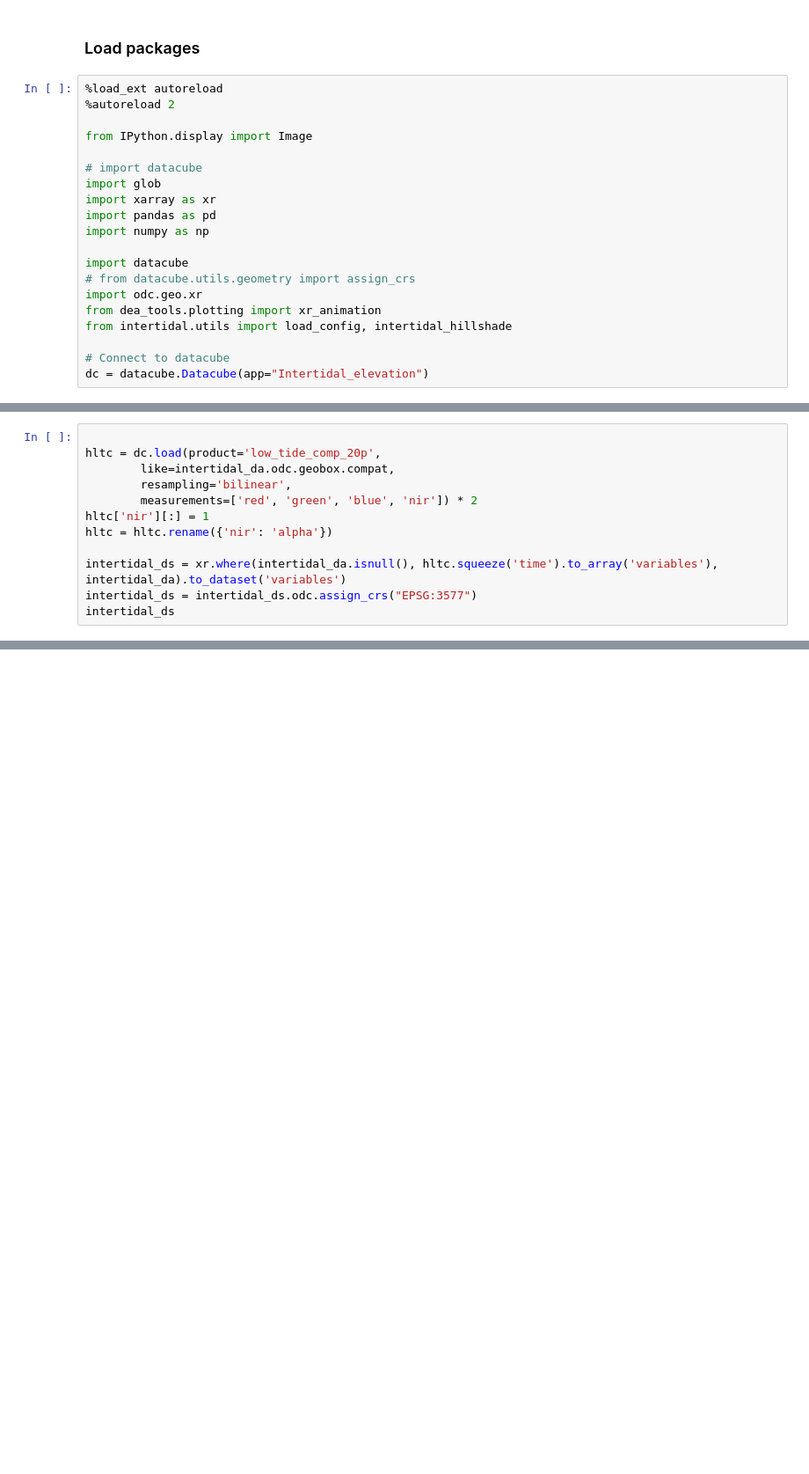
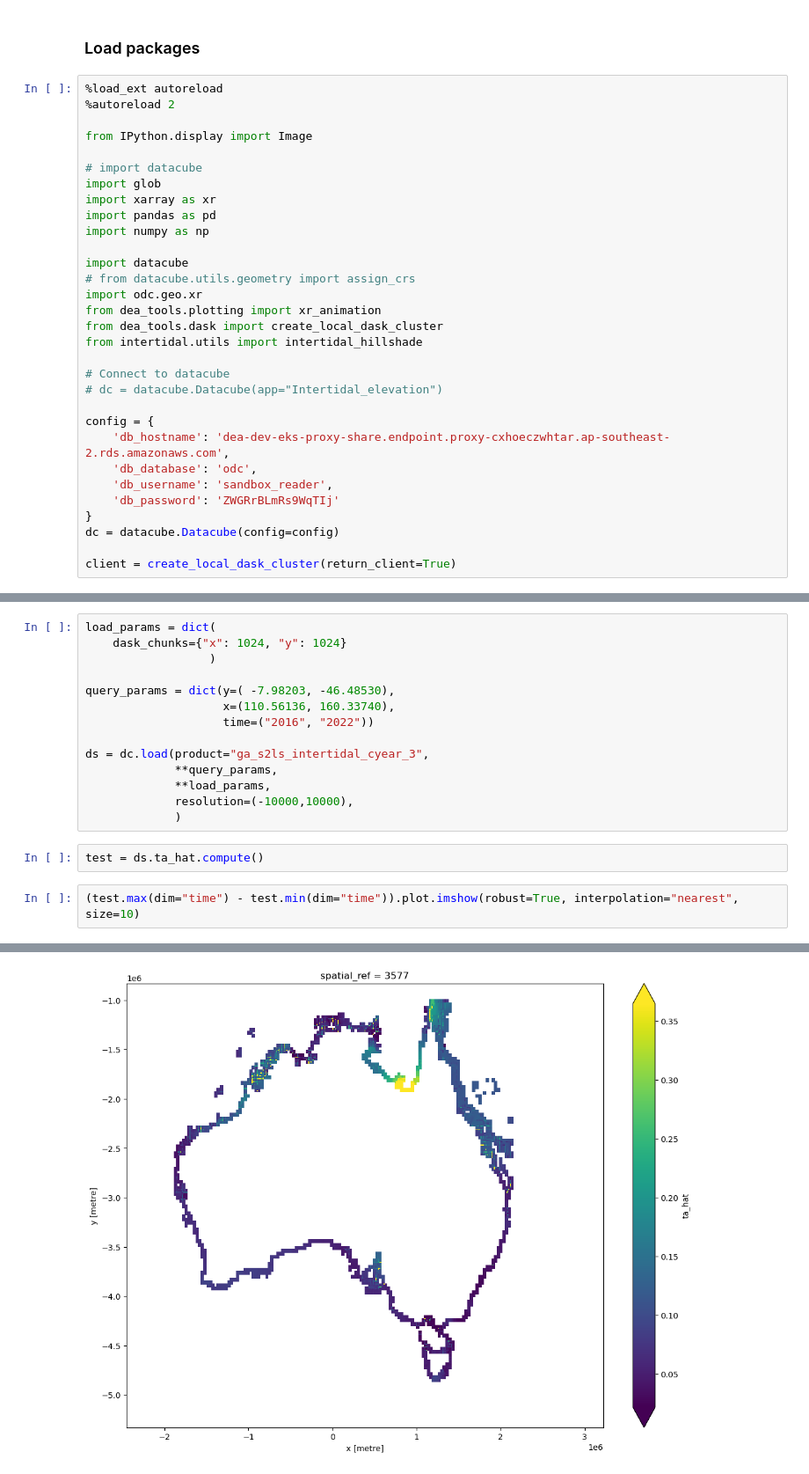
Before and after one commit to GeoscienceAustralia/dea-intertidal, a Jupyter notebook: notebooks/experimental/Intertidal_elevation_animation.ipynb, the cells around one changed output, grey strips where cells are left out. Shown at 88% size. Saved outputs shown, nothing was run; the diff lists cells and outputs as text; blank space fills up the shorter version.

```diff
--- a/notebooks/experimental/Intertidal_elevation_animation.ipynb
+++ b/notebooks/experimental/Intertidal_elevation_animation.ipynb
@@ -27,8 +27,19 @@ import datacube
 # from datacube.utils.geometry import assign_crs
 import odc.geo.xr
 from dea_tools.plotting import xr_animation
-from intertidal.utils import load_config, intertidal_hillshade
+from dea_tools.dask import create_local_dask_cluster
+from intertidal.utils import intertidal_hillshade
 
 # Connect to datacube
-dc = datacube.Datacube(app="Intertidal_elevation")
+# dc = datacube.Datacube(app="Intertidal_elevation")
+
+config = {
+    'db_hostname': 'dea-dev-eks-proxy-share.endpoint.proxy-cxhoeczwhtar.ap-southeast-2.rds.amazonaws.com',
+    'db_database': 'odc',
+    'db_username': 'sandbox_reader',
+    'db_password': 'ZWGRrBLmRs9WqTIj'
+}
+dc = datacube.Datacube(config=config)
+
+client = create_local_dask_cluster(return_client=True)
 # %% [output]
@@ -76,12 +67,0 @@ intertidal_da = intertidal_da.odc.assign_crs("EPSG:3577")
-# %%
-
-hltc = dc.load(product='low_tide_comp_20p',
-        like=intertidal_da.odc.geobox.compat,
-        resampling='bilinear',
-        measurements=['red', 'green', 'blue', 'nir']) * 2
-hltc['nir'][:] = 1
-hltc = hltc.rename({'nir': 'alpha'})
-
-intertidal_ds = xr.where(intertidal_da.isnull(), hltc.squeeze('time').to_array('variables'), intertidal_da).to_dataset('variables')
-intertidal_ds = intertidal_ds.odc.assign_crs("EPSG:3577")
-intertidal_ds
@@ -106,0 +68,19 @@ testing.isel(time=0).to_array().plot.imshow()
+# %%
+load_params = dict(
+    dask_chunks={"x": 1024, "y": 1024}
+                  )
+
+query_params = dict(y=( -7.98203, -46.48530),
+                    x=(110.56136, 160.33740),
+                    time=("2016", "2022"))
+
+ds = dc.load(product="ga_s2ls_intertidal_cyear_3",
+             **query_params,
+             **load_params,
+             resolution=(-10000,10000),
+             )
+# %%
+test = ds.ta_hat.compute()
+# %%
+(test.max(dim="time") - test.min(dim="time")).plot.imshow(robust=True, interpolation="nearest", size=10)
+# %% [output]
@@ -106,0 +88 @@ testing.isel(time=0).to_array().plot.imshow()
+[figure, added]
```
Also changed, not shown: parts of 11 cells of this notebook, 3 other files.
